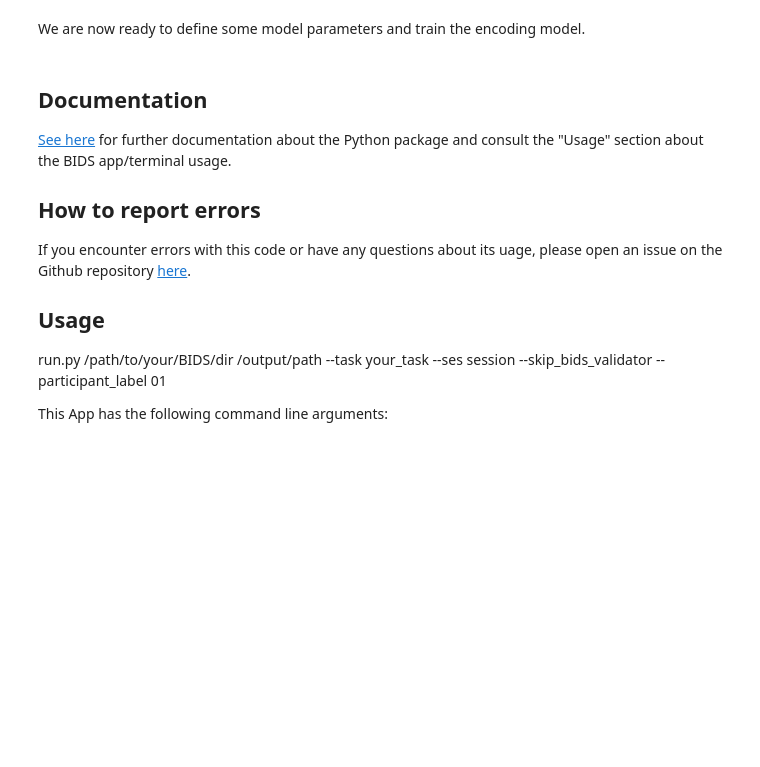
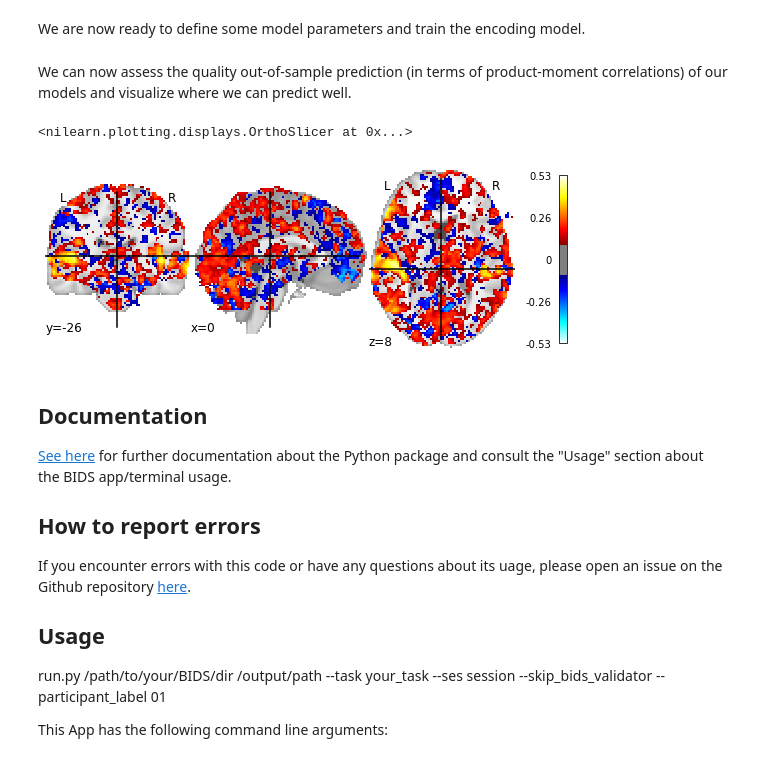
Before and after one commit to mjboos/voxelwiseencoding, a Jupyter notebook: index.ipynb, the cells around one changed output. Drawn from its saved outputs; the diff is of its cells as text; code cells hidden in the pictures; blank space fills up the shorter version.

```diff
--- a/index.ipynb
+++ b/index.ipynb
@@ -59,12 +77,22 @@ bold_prep_params = {'standardize': 'zscore', 'detrend': True}
 lagging_params = {'lag_time': 6}
 
 # these are the parameters for sklearn's Ridge estimator
-ridge_params = {'alphas': [1e-1, 1, 100, 1000], 'n_splits': 3, 'normalize': True}
+ridge_params = {'alphas': [1e-1, 1, 100, 1000],
+                'n_splits': 3, 'normalize': True}
 
 
-ridges, scores, computed_mask = run_model_for_subject('18', 'ds002322-download/derivatives',
+ridges, scores, computed_mask = run_model_for_subject('22', '/data/ds002322-download/derivatives',
                                                       task='alice', mask='epi', bold_prep_kwargs=bold_prep_params,
                                                       preprocess_kwargs=lagging_params, encoding_kwargs=ridge_params)
+# %% [markdown]
+We can now assess the quality out-of-sample prediction (in terms of product-moment correlations) of our models and visualize where we can predict well.
+# %%
+from nilearn.masking import unmask
+from nilearn.plotting import plot_stat_map
+plot_stat_map(unmask(scores.mean(axis=-1), computed_mask), threshold=0.1)
+# %% [output]
+<nilearn.plotting.displays.OrthoSlicer at 0x...>
+[figure, added]
 # %% [markdown]
 
 ## Documentation
```
Also changed, not shown: parts of 3 cells of this notebook, 2 other files.
